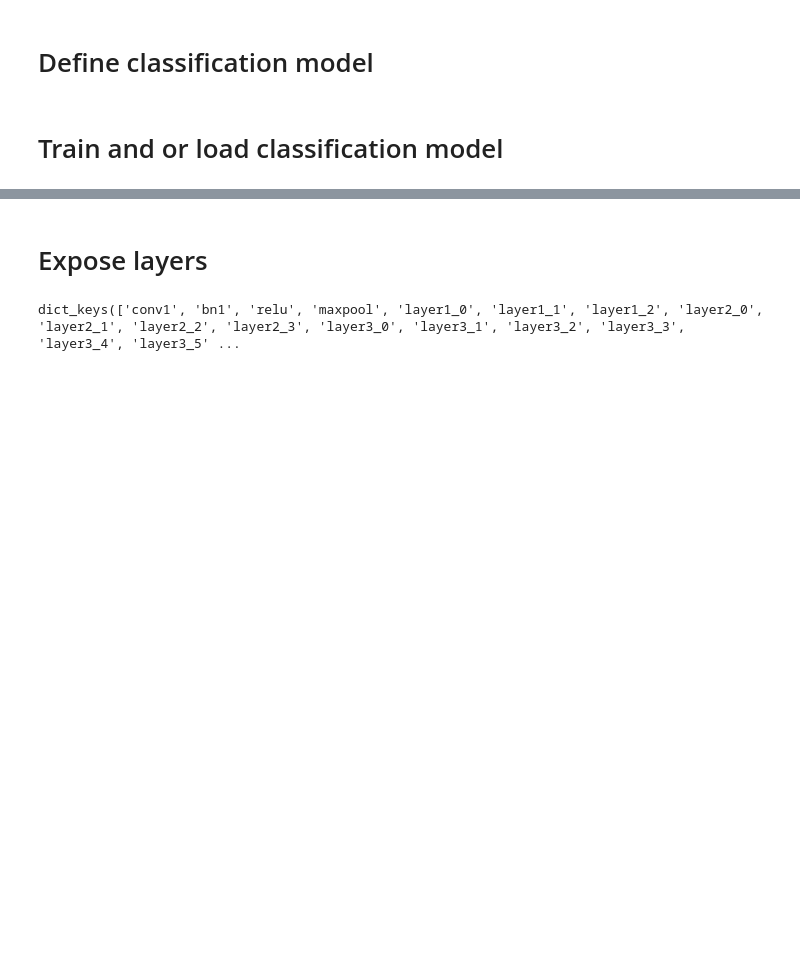
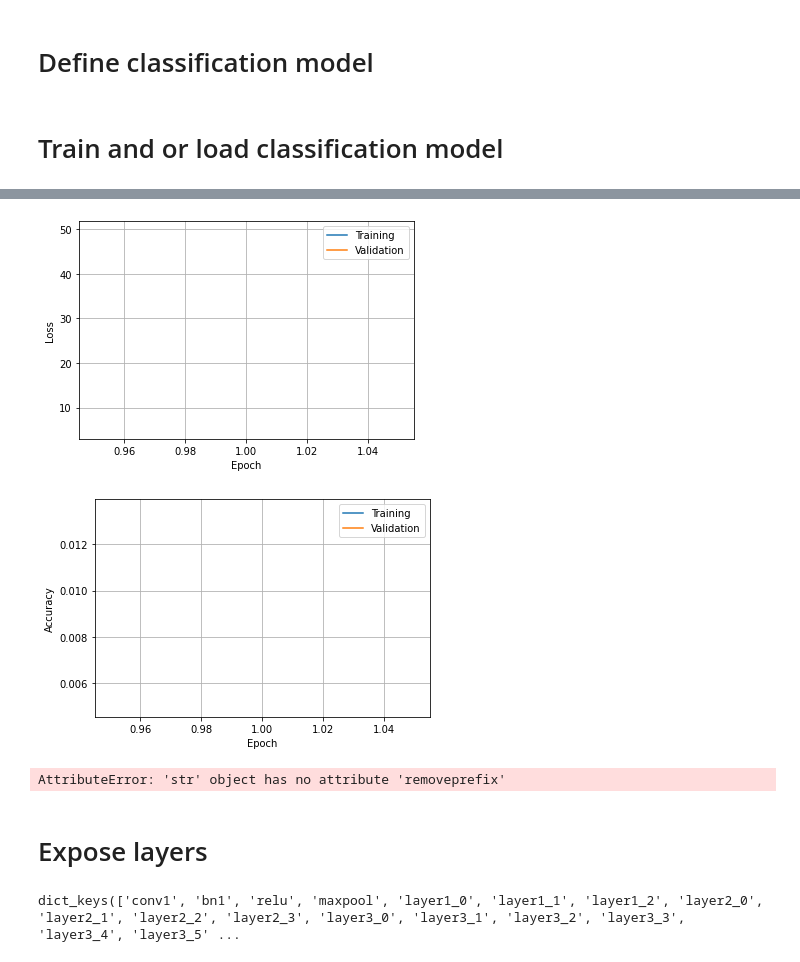
Before and after one commit to JackismyShephard/eternal-bugshine, a Jupyter notebook: playground.ipynb, the cells around one changed output, grey strips where cells are left out. Saved outputs shown, nothing was run; the diff lists cells and outputs as text; code cells hidden in the pictures; blank space fills up the shorter version.

```diff
--- a/playground.ipynb
+++ b/playground.ipynb
@@ -73,16 +73,16 @@ optimizer = optim.Adam(model.parameters(), lr=0.001, eps=0.1)
 # %%
 #remember to set proper model paths!!!
 
-load = True
+load = False
 if load == True:
     [metrics] = load_model(model, 'models/fullytrained',get_train_metrics = True, device = device)
     print(("test accuracy = %.2f %%" % model.aux_dict['test_acc']))
 else:
     metrics = fit(model, data_loaders, dataset_sizes, criterion, optimizer,
-                  EarlyStopping(min_epochs = 400, patience=5, min_delta=0),
-                  num_epochs=500, metrics_path='figures/fullytrained', device=device,
-                  lr_decay_gamma=0.995, clear='notebook', plot=True)
+                  EarlyStopping(min_epochs = 200, patience=5, min_delta=0),
+                  num_epochs=400, model_name='fullytrained3', device=device,
+                  lr_decay_gamma=0.995, clear='notebook', plot=True, save_interval=1)
     acc = test_model(model, data_loaders['test'])
-    save_model(model, path = 'models/fullytrained', train_metrics = metrics)
+    save_model(model, path = 'models/fullytrained3', train_metrics = metrics)
 _ = model.eval()
 # %% [output]
@@ -90,3 +93,6 @@ TypeError: 'bool' object is not callable
+[figure, added]
+[figure, added]
+AttributeError: 'str' object has no attribute 'removeprefix'
 # %% [markdown]
 # Expose layers
 # %%
```
Also changed, not shown: parts of 3 cells of this notebook.
